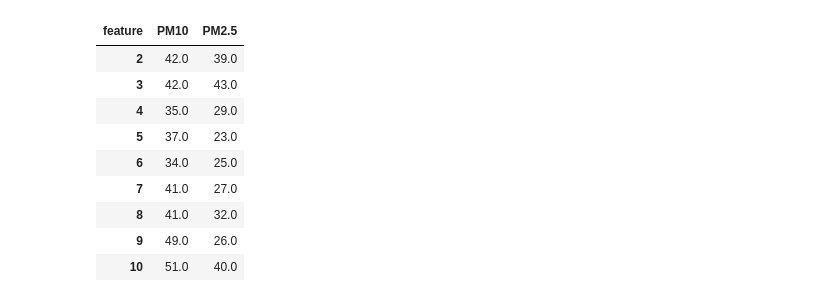
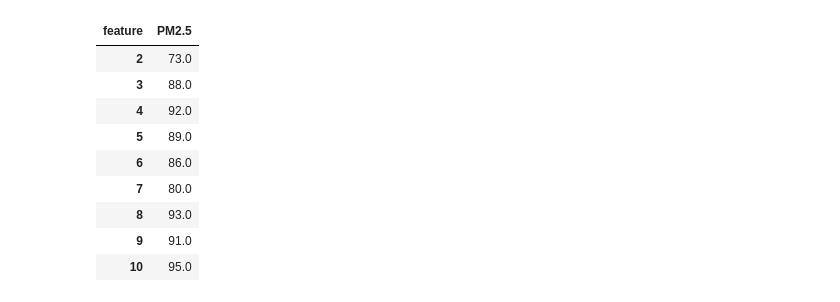
Before and after one commit to cigarbeer/ML2018SPRING, a Jupyter notebook: hw1/hw1.ipynb, the cells around one changed output. Saved outputs shown, nothing was run; the diff lists cells and outputs as text; code cells hidden in the pictures.

```diff
--- a/hw1/hw1.ipynb
+++ b/hw1/hw1.ipynb
@@ -224,19 +263,19 @@ norm_theta = norm_eq(X_n, y)
 dm.read_testing_data('./test.csv')
 # %%
 # tX = dm.select_testing_feature(['PM2.5', 'PM10'])
-tX = dm.select_testing_feature(['PM2.5', 'PM10'])
-tX['id_0']#.iloc[-5:, :]
+tX = dm.select_testing_feature(['PM2.5'])
+tX['id_87']#.iloc[-5:, :]
 # %% [output]
-| feature | PM10 | PM2.5 |
-| 2 | 42.0 | 39.0 |
-| 3 | 42.0 | 43.0 |
-| 4 | 35.0 | 29.0 |
-| 5 | 37.0 | 23.0 |
-| 6 | 34.0 | 25.0 |
-| 7 | 41.0 | 27.0 |
-| 8 | 41.0 | 32.0 |
-| 9 | 49.0 | 26.0 |
-| 10 | 51.0 | 40.0 |
+| feature | PM2.5 |
+| 2 | 73.0 |
+| 3 | 88.0 |
+| 4 | 92.0 |
+| 5 | 89.0 |
+| 6 | 86.0 |
+| 7 | 80.0 |
+| 8 | 93.0 |
+| 9 | 91.0 |
+| 10 | 95.0 |
 # %%
 init_theta = initialize_theta(X_n)
 print(init_theta.shape)
```
Also changed, not shown: parts of 49 cells of this notebook, 18 other files.
